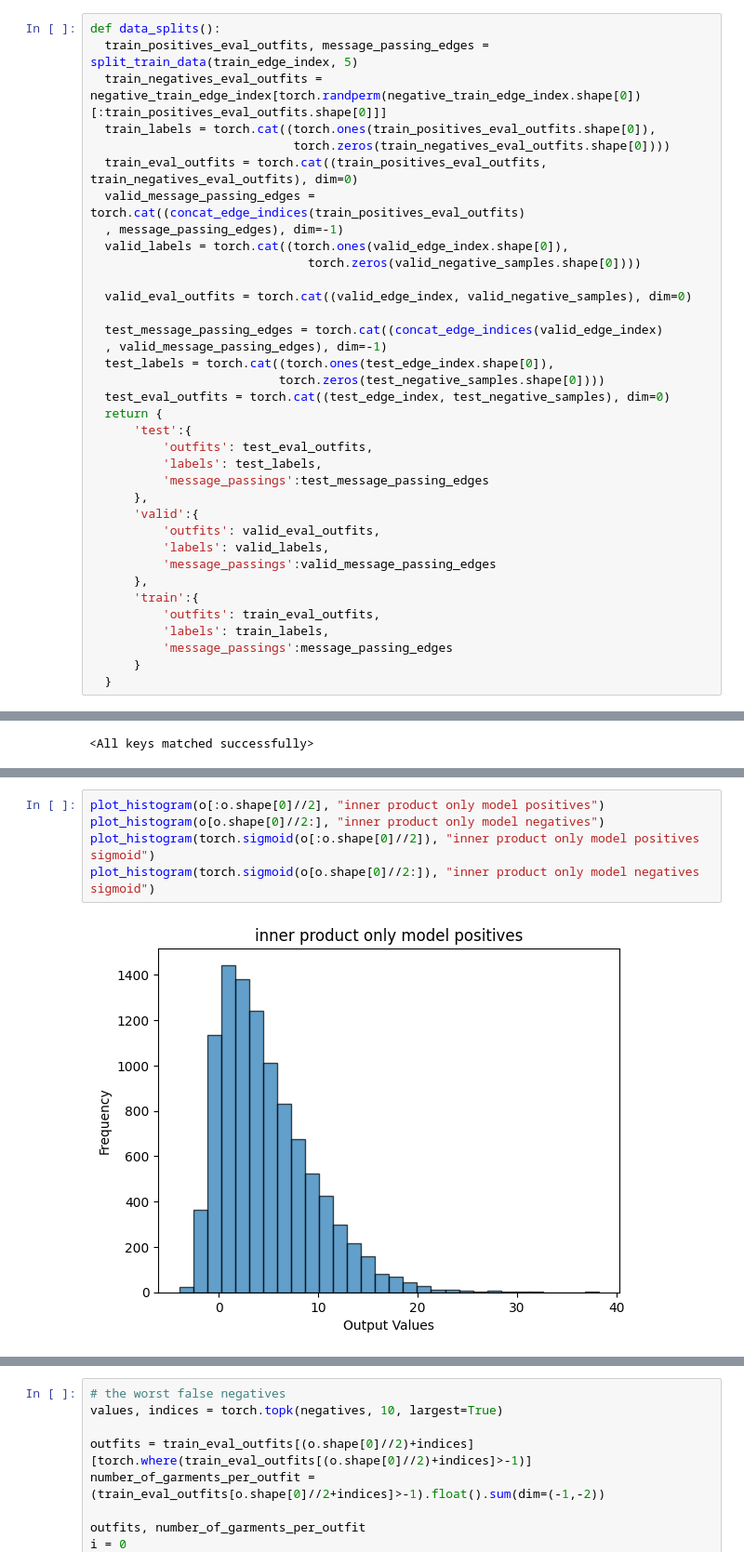
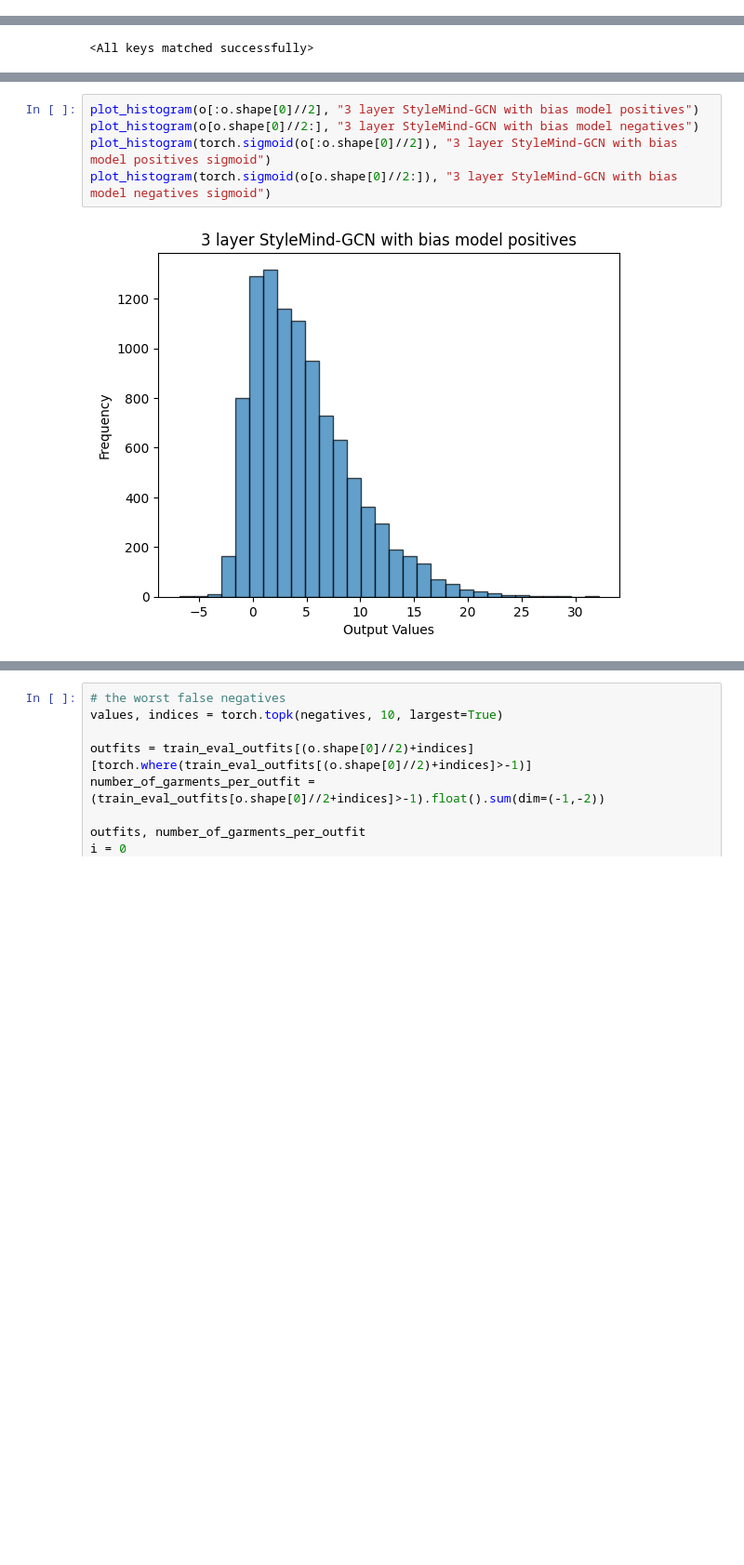
Before and after one commit to Alijgh003/StyleMind-GNN, a Jupyter notebook: StyleMind_GCN.ipynb, the cells around one changed output, grey strips where cells are left out. Shown at 93% size. Cells and saved outputs as stored; diff of their text form; blank space fills up the shorter version.

```diff
--- a/StyleMind_GCN.ipynb
+++ b/StyleMind_GCN.ipynb
@@ -471,42 +508,6 @@ model = StyleMindGCN(in_channels, hidden_channels
 model.load_state_dict(torch.load(path.join(datasets_path, "best_gcn_model_based_with_cosine.pth")))
 # %% [output]
 <All keys matched successfully>
-# %%
-def data_splits():
-  train_positives_eval_outfits, message_passing_edges = split_train_data(train_edge_index, 5)
-  train_negatives_eval_outfits = negative_train_edge_index[torch.randperm(negative_train_edge_index.shape[0])[:train_positives_eval_outfits.shape[0]]]
-  train_labels = torch.cat((torch.ones(train_positives_eval_outfits.shape[0]),
-                            torch.zeros(train_negatives_eval_outfits.shape[0])))
-  train_eval_outfits = torch.cat((train_positives_eval_outfits, train_negatives_eval_outfits), dim=0)
-  valid_message_passing_edges = torch.cat((concat_edge_indices(train_positives_eval_outfits)
-  , message_passing_edges), dim=-1)
-  valid_labels = torch.cat((torch.ones(valid_edge_index.shape[0]),
-                              torch.zeros(valid_negative_samples.shape[0])))
-
-  valid_eval_outfits = torch.cat((valid_edge_index, valid_negative_samples), dim=0)
-
-  test_message_passing_edges = torch.cat((concat_edge_indices(valid_edge_index)
-  , valid_message_passing_edges), dim=-1)
-  test_labels = torch.cat((torch.ones(test_edge_index.shape[0]),
-                          torch.zeros(test_negative_samples.shape[0])))
-  test_eval_outfits = torch.cat((test_edge_index, test_negative_samples), dim=0)
-  return {
-      'test':{
-          'outfits': test_eval_outfits,
-          'labels': test_labels,
-          'message_passings':test_message_passing_edges
-      },
-      'valid':{
-          'outfits': valid_eval_outfits,
-          'labels': valid_labels,
-          'message_passings':valid_message_passing_edges
-      },
-      'train':{
-          'outfits': train_eval_outfits,
-          'labels': train_labels,
-          'message_passings':message_passing_edges
-      }
-  }
 # %%
 datasplits = data_splits()
 embd, o = model(x, datasplits['test']['message_passings'].to(device)
@@ -652,7 +651,7 @@ o = o.cpu()
 # %%
-plot_histogram(o[:o.shape[0]//2], "inner product only model positives")
-plot_histogram(o[o.shape[0]//2:], "inner product only model negatives")
-plot_histogram(torch.sigmoid(o[:o.shape[0]//2]), "inner product only model positives sigmoid")
-plot_histogram(torch.sigmoid(o[o.shape[0]//2:]), "inner product only model negatives sigmoid")
+plot_histogram(o[:o.shape[0]//2], "3 layer StyleMind-GCN with bias model positives")
+plot_histogram(o[o.shape[0]//2:], "3 layer StyleMind-GCN with bias model negatives")
+plot_histogram(torch.sigmoid(o[:o.shape[0]//2]), "3 layer StyleMind-GCN with bias model positives sigmoid")
+plot_histogram(torch.sigmoid(o[o.shape[0]//2:]), "3 layer StyleMind-GCN with bias model negatives sigmoid")
 # %% [output]
-[figure, old version]
+[figure, new version]
```
Also changed, not shown: parts of 30 cells of this notebook.
